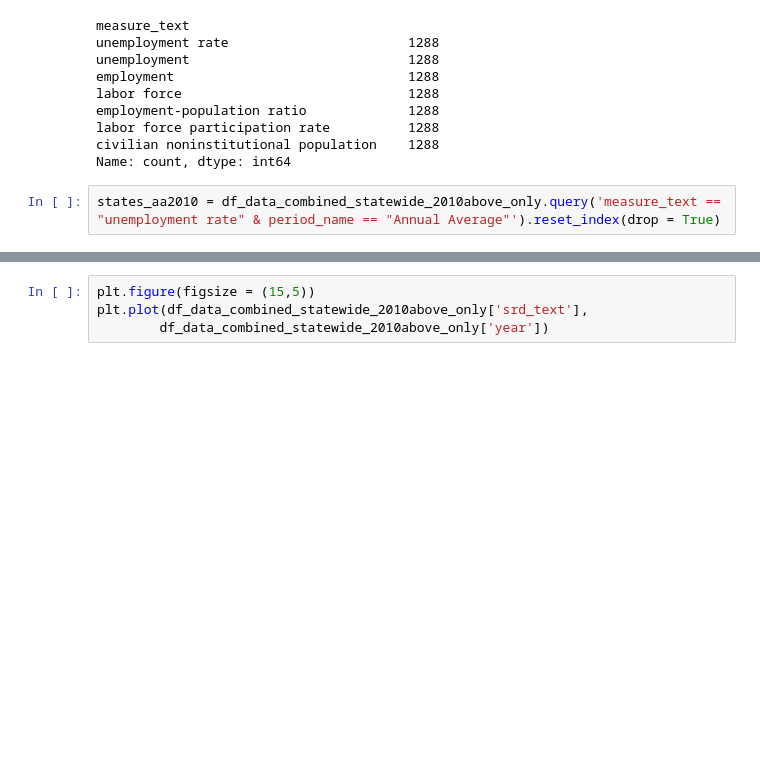
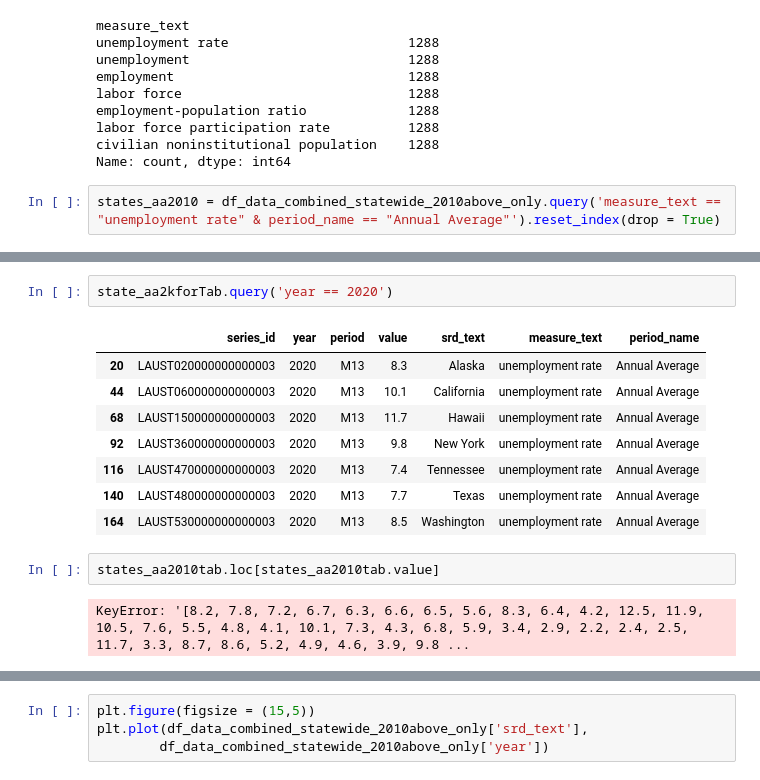
Before and after one commit to Kiirandeep/Capstone, a Jupyter notebook: Script/unemployment_kiran1.ipynb, the cells around one changed output, grey strips where cells are left out. Drawn from its saved outputs; the diff is of its cells as text; blank space fills up the shorter version.

```diff
--- a/Script/unemployment_kiran1.ipynb
+++ b/Script/unemployment_kiran1.ipynb
@@ -671,0 +666,15 @@ No variables match your requested type.
+# %%
+state_aa2kforTab.query('year == 2020')
+# %% [output]
+|  | series_id | year | period | value | srd_text | measure_text | period_name |
+| 20 | LAUST020000000000003 | 2020 | M13 | 8.3 | Alaska | unemployment rate | Annual Average |
+| 44 | LAUST060000000000003 | 2020 | M13 | 10.1 | California | unemployment rate | Annual Average |
+| 68 | LAUST150000000000003 | 2020 | M13 | 11.7 | Hawaii | unemployment rate | Annual Average |
+| 92 | LAUST360000000000003 | 2020 | M13 | 9.8 | New York | unemployment rate | Annual Average |
+| 116 | LAUST470000000000003 | 2020 | M13 | 7.4 | Tennessee | unemployment rate | Annual Average |
+| 140 | LAUST480000000000003 | 2020 | M13 | 7.7 | Texas | unemployment rate | Annual Average |
+| 164 | LAUST530000000000003 | 2020 | M13 | 8.5 | Washington | unemployment rate | Annual Average |
+# %%
+states_aa2010tab.loc[states_aa2010tab.value]
+# %% [output]
+KeyError: '[8.2, 7.8, 7.2, 6.7, 6.3, 6.6, 6.5, 5.6, 8.3, 6.4, 4.2, 12.5, 11.9, 10.5, 7.6, 5.5, 4.8, 4.1, 10.1, 7.3, 4.3, 6.8, 5.9, 3.4, 2.9, 2.2, 2.4, 2.5, 11.7, 3.3, 8.7, 8.6, 5.2, 4.9, 4.6, 3.9, 9.8 ...
```
Also changed, not shown: parts of 51 cells of this notebook, 4 other files.
